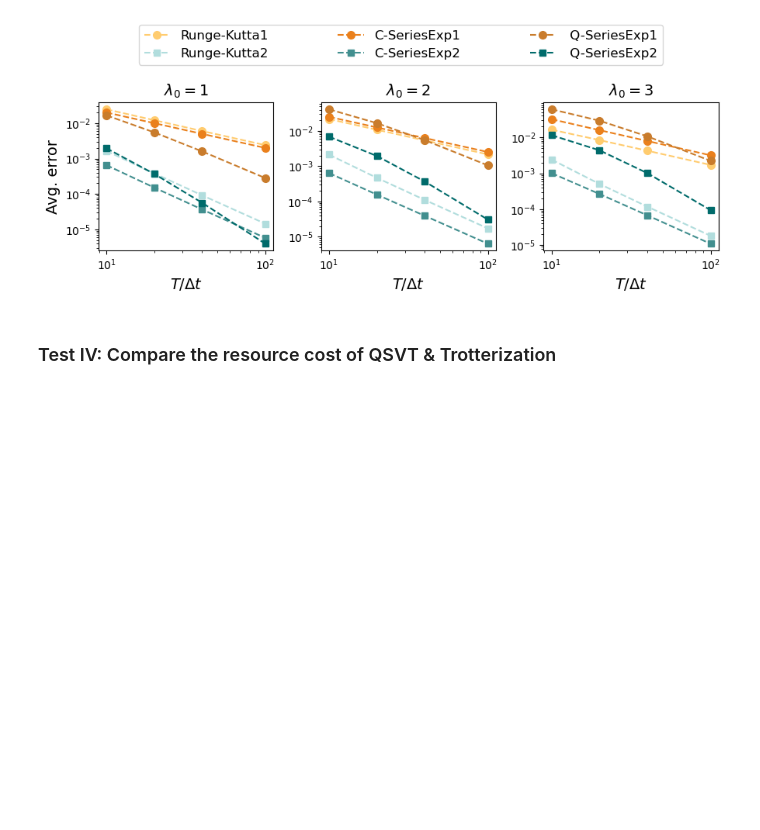
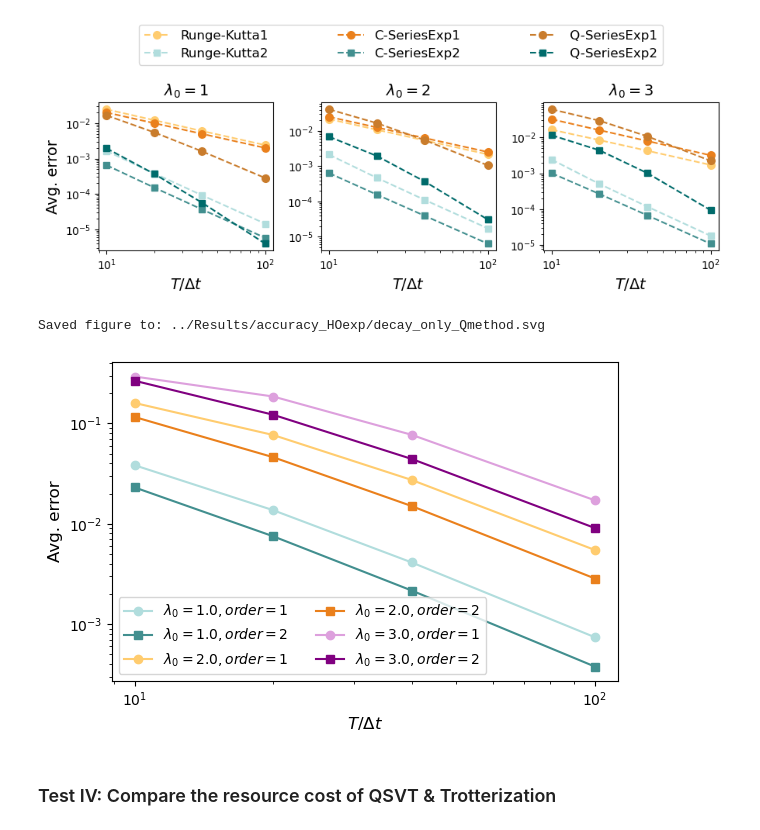
Before and after one commit to Chesterhuang1999/Lindbladian_compilation, a Jupyter notebook: src/evaluate.ipynb, the cells around one changed output. Drawn from its saved outputs; the diff is of its cells as text; code cells hidden in the pictures; blank space fills up the shorter version.

```diff
--- a/src/evaluate.ipynb
+++ b/src/evaluate.ipynb
@@ -1093,7 +1093,13 @@ new_color_list = [
     ["#B1DDDD",  "#428F8F",  '#006B6B',],
     ['#FFCC6F',   '#EA801C',  '#C97C2C' ]  ]
 
+Err_sets = [[[0.0382864,  0.01364053, 0.00411233, 0.00073905],
+  [0.02300232, 0.00749532, 0.00215805, 0.00037688]],
 
+ [[0.15978667, 0.07657279, 0.02728107, 0.00546979],
+  [0.11576498, 0.04600464, 0.01499064, 0.00284344]],
+ [[0.29316662, 0.18522529, 0.07689294, 0.01710174],
+  [0.26601572, 0.12184389, 0.04418769, 0.0090589]]]
 baseline_RK = [[[0.0247076, 0.01213932, 0.00601625, 0.00239374],
                [1.64387685e-03, 3.80497842e-04, 9.16640465e-05, 1.43502311e-05]],
                 [[0.02179501, 0.01085438, 0.0054141, 0.0021622],
@@ -1109,6 +1115,7 @@ baseline_SP = [[[0.02008897, 0.01000927, 0.00499587, 0.00199625],
                 [[0.03216019, 0.01597917, 0.0079664, 0.00318137],
                  [1.01154242e-03, 2.66418186e-04, 6.76697905e-05, 1.09129575e-05]]]
 opacity = 1.0
+lamb = [1.0, 2.0, 3.0]
 fig, ax = plt.subplots(1, len(lamb), figsize=(len(lamb)*3 , 3))
 for lam_idx in range(len(lamb)):
     lam0 = lamb[lam_idx]
@@ -1144,5 +1151,48 @@ print(f'Saved figure to: {filename}')
 # %% [output]
 Saved figure to: ../Results/accuracy_HOexp/decay_qmethod_vs_classic.pdf
 [figure]
+# %%
+import matplotlib.pyplot as plt
+import os
+new_color_list = [
+    ["#B1DDDD",  "#428F8F"],
+    ['#FFCC6F',   '#EA801C' ],
+      ['#DDA0DD', '#800080']  ]
+
+opacity = 1.0
+Err_sets = [[[0.0382864,  0.01364053, 0.00411233, 0.00073905],
+  [0.02300232, 0.00749532, 0.00215805, 0.00037688]],
+
+ [[0.15978667, 0.07657279, 0.02728107, 0.00546979],
+  [0.11576498, 0.04600464, 0.01499064, 0.00284344]],
+ [[0.29316662, 0.18522529, 0.07689294, 0.01710174],
+  [0.26601572, 0.12184389, 0.04418769, 0.0090589]]]
+# 将三种 lambda 的 Err_sets（order=1 和 order=2）绘制在同一张图上
+fig, ax = plt.subplots(1, 1, figsize=(6, 4))
+# 为 order=1/2 准备颜色列（根据 new_color_list 选择不同列）
+lamb = [1.0, 2.0, 3.0]
+Nlist = [10, 20, 40, 100]
+for lam_idx in range(len(lamb)):
+    lam0 = lamb[lam_idx]
+    # c1 = colors_order1[lam_idx % len(colors_order1)]
+    # c2 = colors_order2[lam_idx % len(colors_order2)]
+    c1,c2 = new_color_list[lam_idx][0], new_color_list[lam_idx][1]
+    ax.plot(Nlist, Err_sets[lam_idx][0], '-o', markersize=6, label=rf'$\lambda_0={lam0}, order=1$', color=c1)
+    ax.plot(Nlist, Err_sets[lam_idx][1], '-s', markersize=6, label=rf'$\lambda_0={lam0}, order=2$', color=c2)
+
+ax.set_xscale('log')
+ax.set_yscale('log')
+ax.set_xlabel(r'$T/\Delta t$', fontsize=12)
+ax.set_ylabel('Avg. error', fontsize=12)
+ax.legend(fontsize=10, ncol=2)
+plt.tight_layout()
+out_dir = '../Results/accuracy_HOexp'
+os.makedirs(out_dir, exist_ok=True)
+filename = f'{out_dir}/decay_only_Qmethod.svg'
+plt.savefig(filename, bbox_inches='tight')
+print(f'Saved figure to: {filename}')
+# %% [output]
+Saved figure to: ../Results/accuracy_HOexp/decay_only_Qmethod.svg
+[figure, added]
 # %% [markdown]
 ### Test IV: Compare the resource cost of QSVT & Trotterization
```
Also changed, not shown: parts of 1 cell of this notebook, 4 other files.
